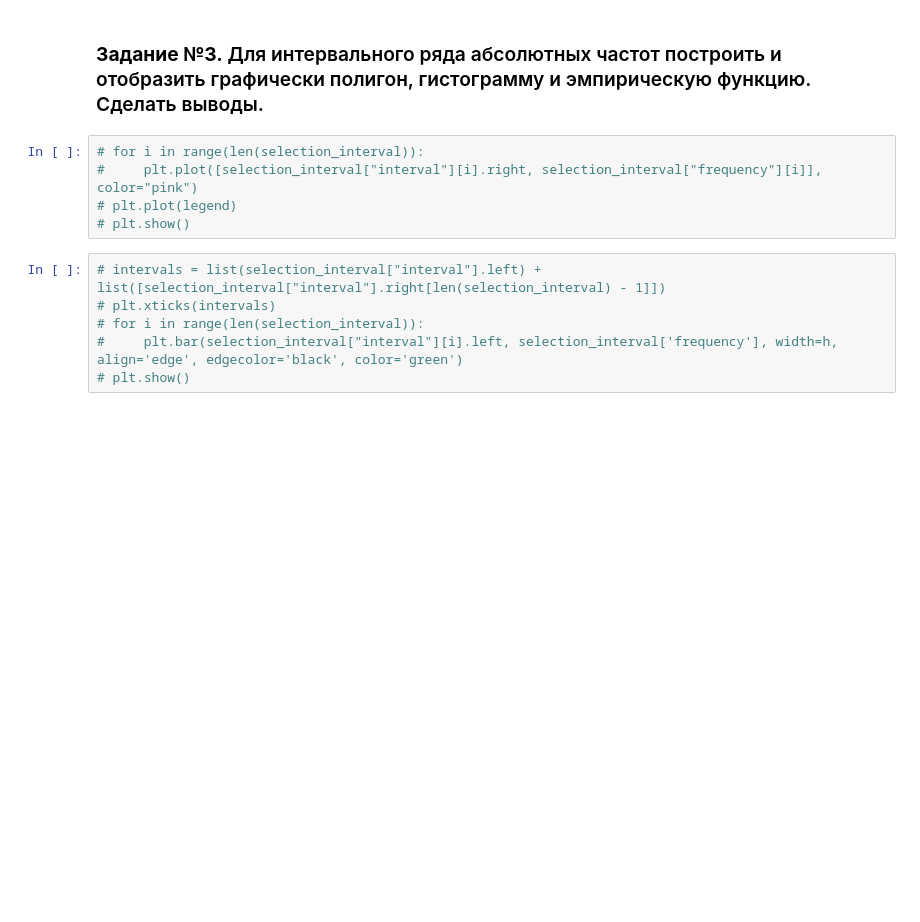
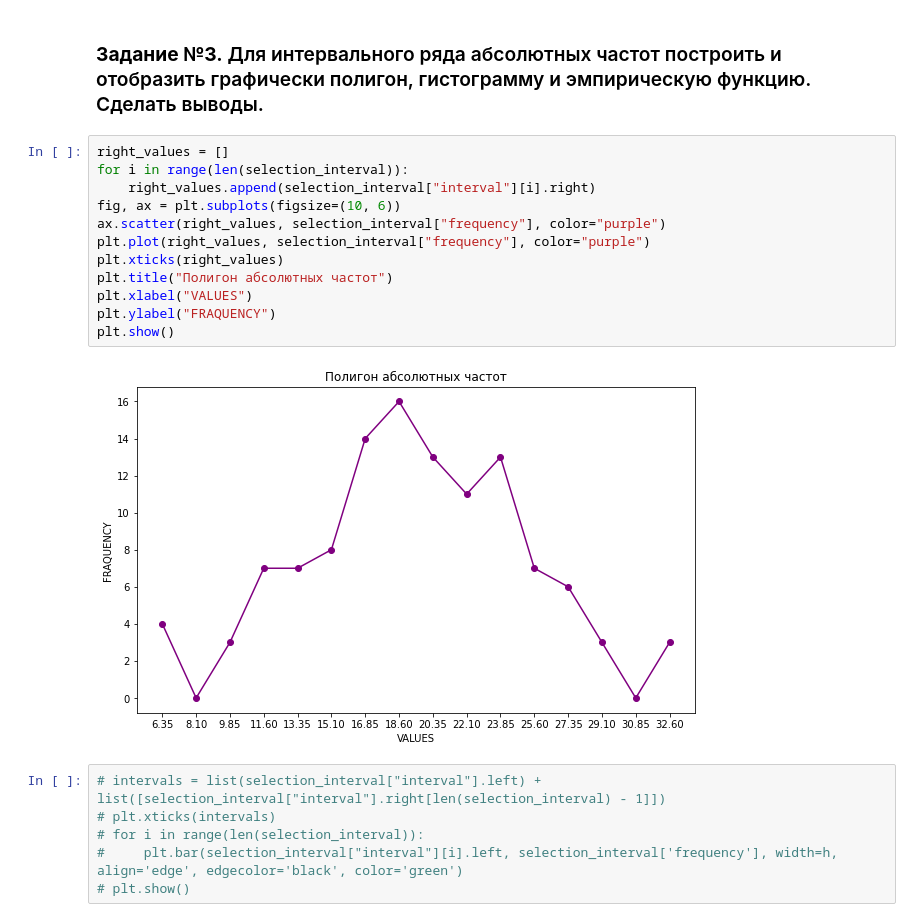
Before and after one commit to SelesPurple/statan, a Jupyter notebook: task.ipynb, the cells around one changed output. Saved outputs shown, nothing was run; the diff lists cells and outputs as text; blank space fills up the shorter version.

```diff
--- a/task.ipynb
+++ b/task.ipynb
@@ -148,10 +157,19 @@ selection_interval
 # %% [markdown]
 ### **Задание №3.** Для интервального ряда абсолютных частот построить и отобразить графически полигон, гистограмму и эмпирическую функцию. Сделать выводы.
 # %%
-# for i in range(len(selection_interval)):
-#     plt.plot([selection_interval["interval"][i].right, selection_interval["frequency"][i]], color="pink")
-# plt.plot(legend)
-# plt.show()
+right_values = []
+for i in range(len(selection_interval)):
+    right_values.append(selection_interval["interval"][i].right)
+fig, ax = plt.subplots(figsize=(10, 6))
+ax.scatter(right_values, selection_interval["frequency"], color="purple")
+plt.plot(right_values, selection_interval["frequency"], color="purple")
+plt.xticks(right_values)
+plt.title("Полигон абсолютных частот")
+plt.xlabel("VALUES")
+plt.ylabel("FRAQUENCY")
+plt.show()
+# %% [output]
+[figure, added]
 # %%
 # intervals = list(selection_interval["interval"].left) + list([selection_interval["interval"].right[len(selection_interval) - 1]])
 # plt.xticks(intervals)
```
Also changed, not shown: parts of 10 cells of this notebook.
